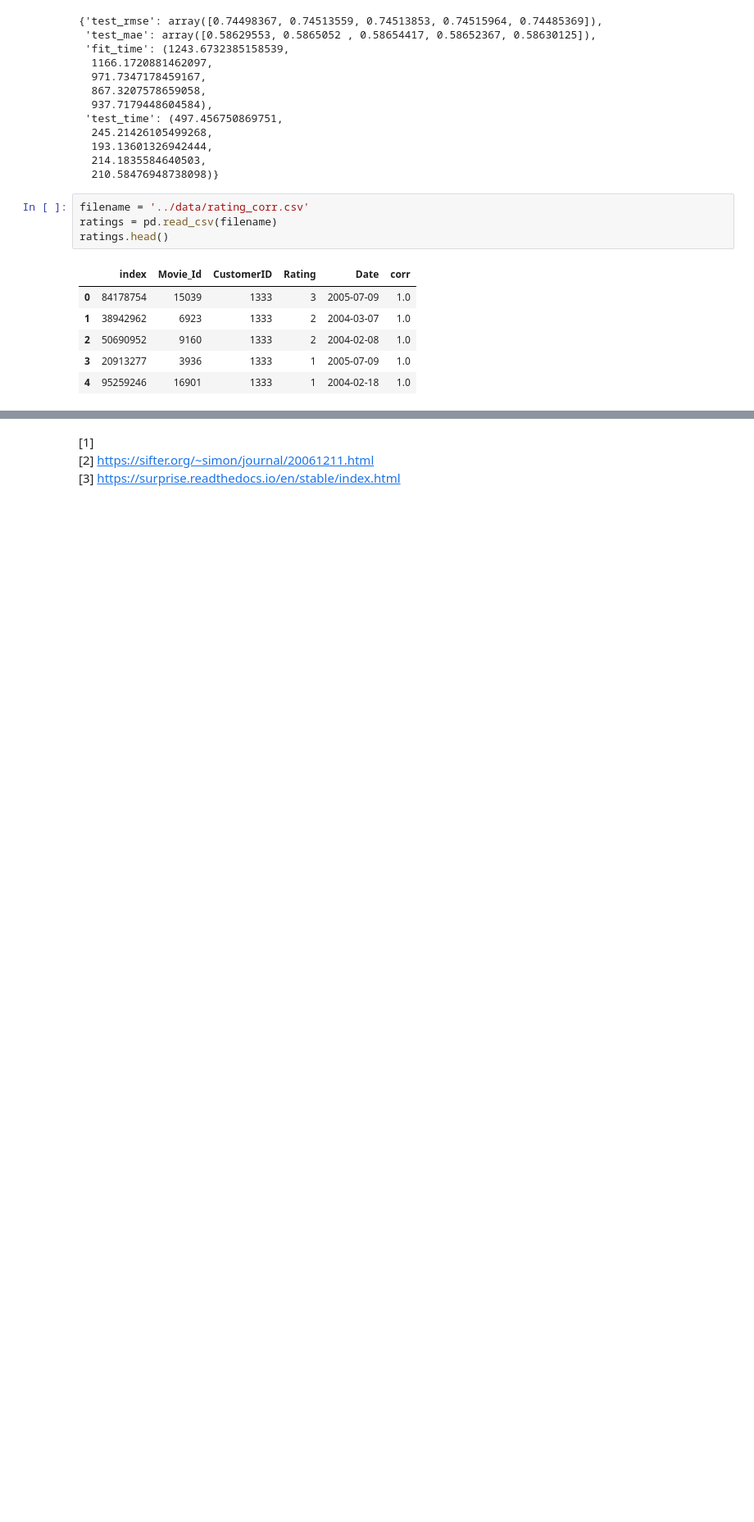
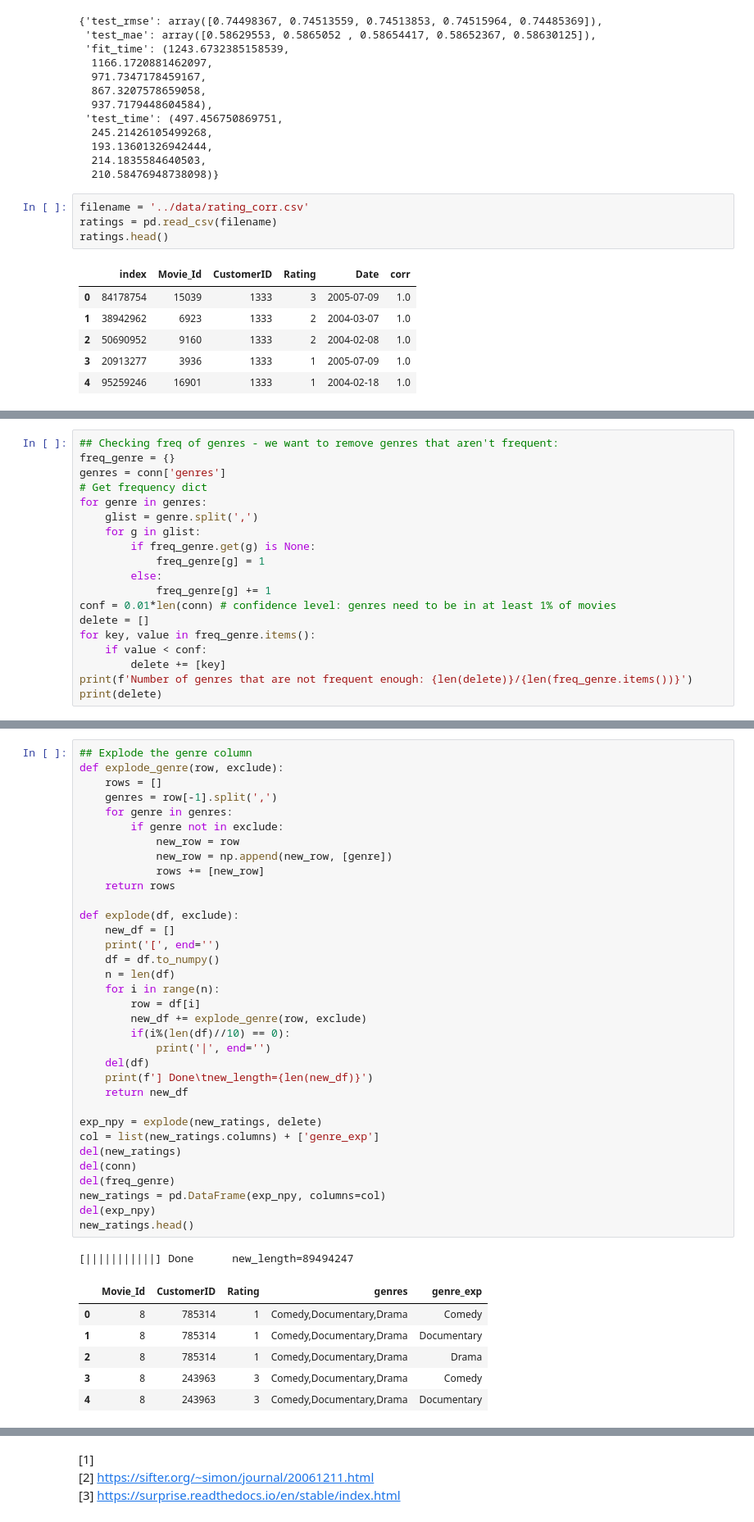
Before and after one commit to dash2927/ABCD, a Jupyter notebook: notebooks/Netflix Recommendation.ipynb, the cells around one changed output, grey strips where cells are left out. Shown at 82% size. Drawn from its saved outputs; the diff is of its cells as text; blank space fills up the shorter version.

```diff
--- a/notebooks/Netflix Recommendation.ipynb
+++ b/notebooks/Netflix Recommendation.ipynb
@@ -270,0 +374,19 @@ ratings.head()
+# %%
+## Checking freq of genres - we want to remove genres that aren't frequent:
+freq_genre = {}
+genres = conn['genres']
+# Get frequency dict
+for genre in genres:
+    glist = genre.split(',')
+    for g in glist:
+        if freq_genre.get(g) is None:
+            freq_genre[g] = 1
+        else:
+            freq_genre[g] += 1
+conf = 0.01*len(conn) # confidence level: genres need to be in at least 1% of movies
+delete = []
+for key, value in freq_genre.items():
+    if value < conf:
+        delete += [key]
+print(f'Number of genres that are not frequent enough: {len(delete)}/{len(freq_genre.items())}')
+print(delete)
@@ -270,0 +396,42 @@ ratings.head()
+# %%
+## Explode the genre column
+def explode_genre(row, exclude):
+    rows = []
+    genres = row[-1].split(',')
+    for genre in genres:
+        if genre not in exclude:
+            new_row = row
+            new_row = np.append(new_row, [genre])
+            rows += [new_row]
+    return rows
+
+def explode(df, exclude):
+    new_df = []
+    print('[', end='')
+    df = df.to_numpy()
+    n = len(df)
+    for i in range(n):
+        row = df[i]
+        new_df += explode_genre(row, exclude)
+        if(i%(len(df)//10) == 0):
+            print('|', end='')
+    del(df)
+    print(f'] Done\tnew_length={len(new_df)}')
+    return new_df
+
+exp_npy = explode(new_ratings, delete)
+col = list(new_ratings.columns) + ['genre_exp']
+del(new_ratings)
+del(conn)
+del(freq_genre)
+new_ratings = pd.DataFrame(exp_npy, columns=col)
+del(exp_npy)
+new_ratings.head()
+# %% [output]
+[|||||||||||] Done      new_length=89494247
+|  | Movie_Id | CustomerID | Rating | genres | genre_exp |
+| 0 | 8 | 785314 | 1 | Comedy,Documentary,Drama | Comedy |
+| 1 | 8 | 785314 | 1 | Comedy,Documentary,Drama | Documentary |
+| 2 | 8 | 785314 | 1 | Comedy,Documentary,Drama | Drama |
+| 3 | 8 | 243963 | 3 | Comedy,Documentary,Drama | Comedy |
+| 4 | 8 | 243963 | 3 | Comedy,Documentary,Drama | Documentary |
```
Also changed, not shown: parts of 40 cells of this notebook, 1 other file.
